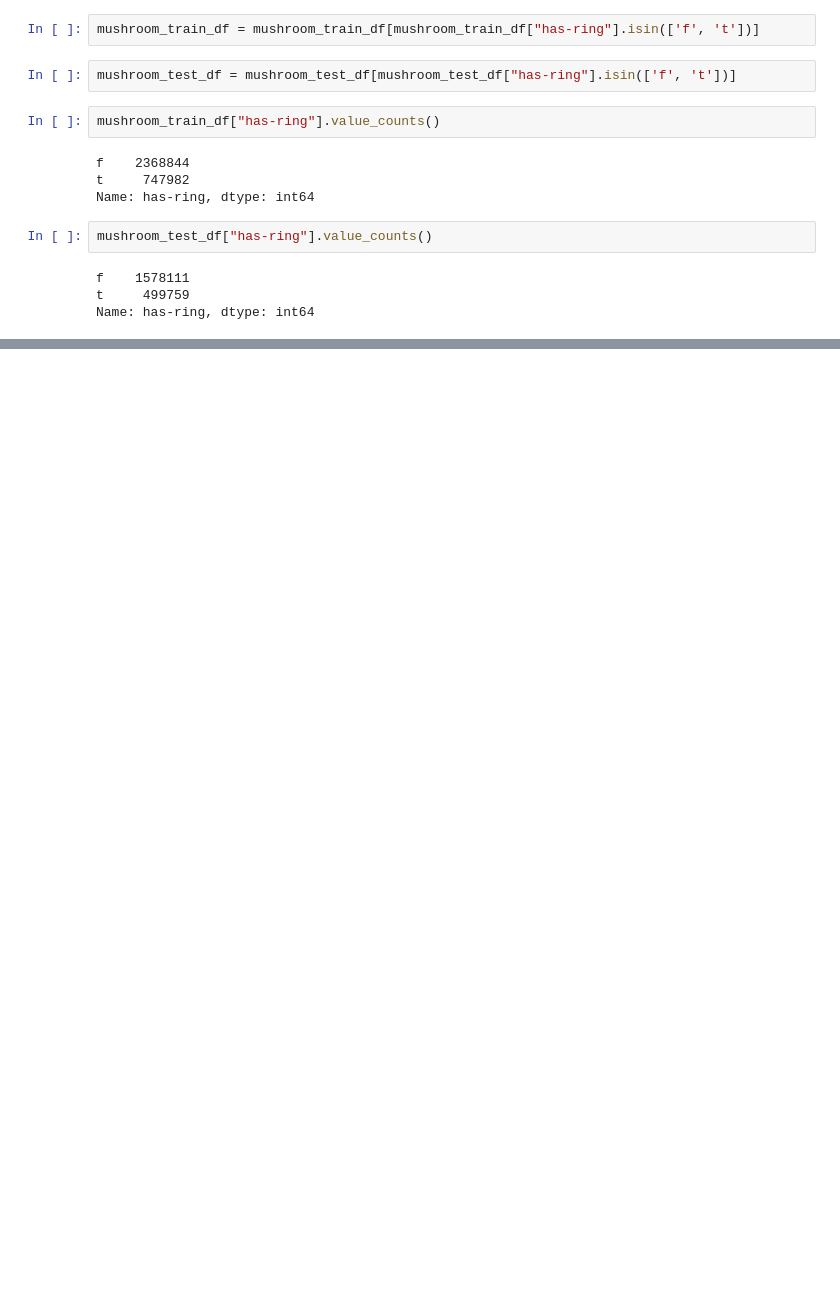
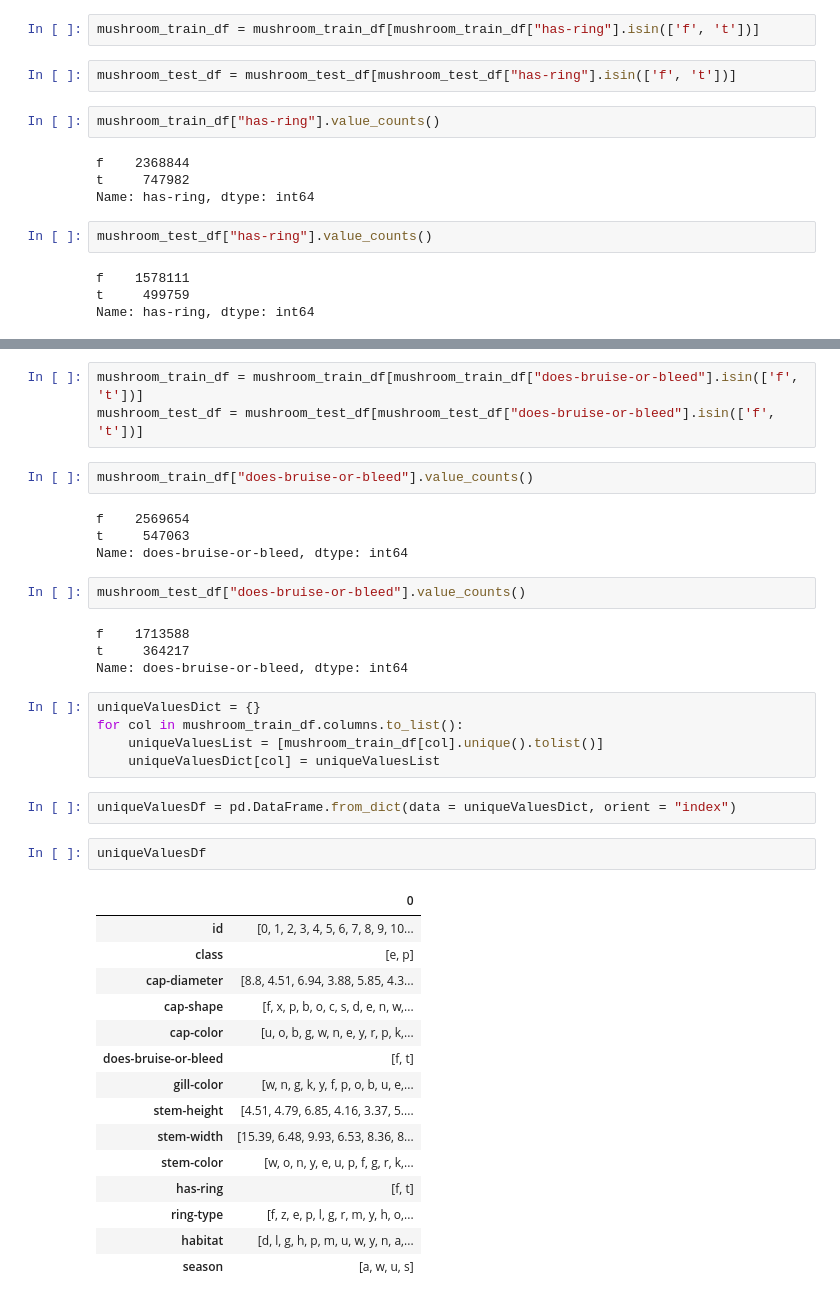
Before and after one commit to NabilAouidad/Poisonous-Mushroom-Prediction, a Jupyter notebook: EDA.ipynb, the cells around one changed output, grey strips where cells are left out. Drawn from its saved outputs; the diff is of its cells as text; blank space fills up the shorter version.

```diff
--- a/EDA.ipynb
+++ b/EDA.ipynb
@@ -365,0 +389,40 @@ Name: has-ring, dtype: int64
+# %%
+mushroom_train_df = mushroom_train_df[mushroom_train_df["does-bruise-or-bleed"].isin(['f', 't'])]
+mushroom_test_df = mushroom_test_df[mushroom_test_df["does-bruise-or-bleed"].isin(['f', 't'])]
+# %%
+mushroom_train_df["does-bruise-or-bleed"].value_counts()
+# %% [output]
+f    2569654
+t     547063
+Name: does-bruise-or-bleed, dtype: int64
+# %%
+mushroom_test_df["does-bruise-or-bleed"].value_counts()
+# %% [output]
+f    1713588
+t     364217
+Name: does-bruise-or-bleed, dtype: int64
+# %%
+uniqueValuesDict = {}
+for col in mushroom_train_df.columns.to_list():
+    uniqueValuesList = [mushroom_train_df[col].unique().tolist()]
+    uniqueValuesDict[col] = uniqueValuesList
+# %%
+uniqueValuesDf = pd.DataFrame.from_dict(data = uniqueValuesDict, orient = "index")
+# %%
+uniqueValuesDf
+# %% [output]
+|  | 0 |
+| id | [0, 1, 2, 3, 4, 5, 6, 7, 8, 9, 10... |
+| class | [e, p] |
+| cap-diameter | [8.8, 4.51, 6.94, 3.88, 5.85, 4.3... |
+| cap-shape | [f, x, p, b, o, c, s, d, e, n, w,... |
+| cap-color | [u, o, b, g, w, n, e, y, r, p, k,... |
+| does-bruise-or-bleed | [f, t] |
+| gill-color | [w, n, g, k, y, f, p, o, b, u, e,... |
+| stem-height | [4.51, 4.79, 6.85, 4.16, 3.37, 5.... |
+| stem-width | [15.39, 6.48, 9.93, 6.53, 8.36, 8... |
+| stem-color | [w, o, n, y, e, u, p, f, g, r, k,... |
+| has-ring | [f, t] |
+| ring-type | [f, z, e, p, l, g, r, m, y, h, o,... |
+| habitat | [d, l, g, h, p, m, u, w, y, n, a,... |
+| season | [a, w, u, s] |
```
Also changed, not shown: parts of 8 cells of this notebook.
